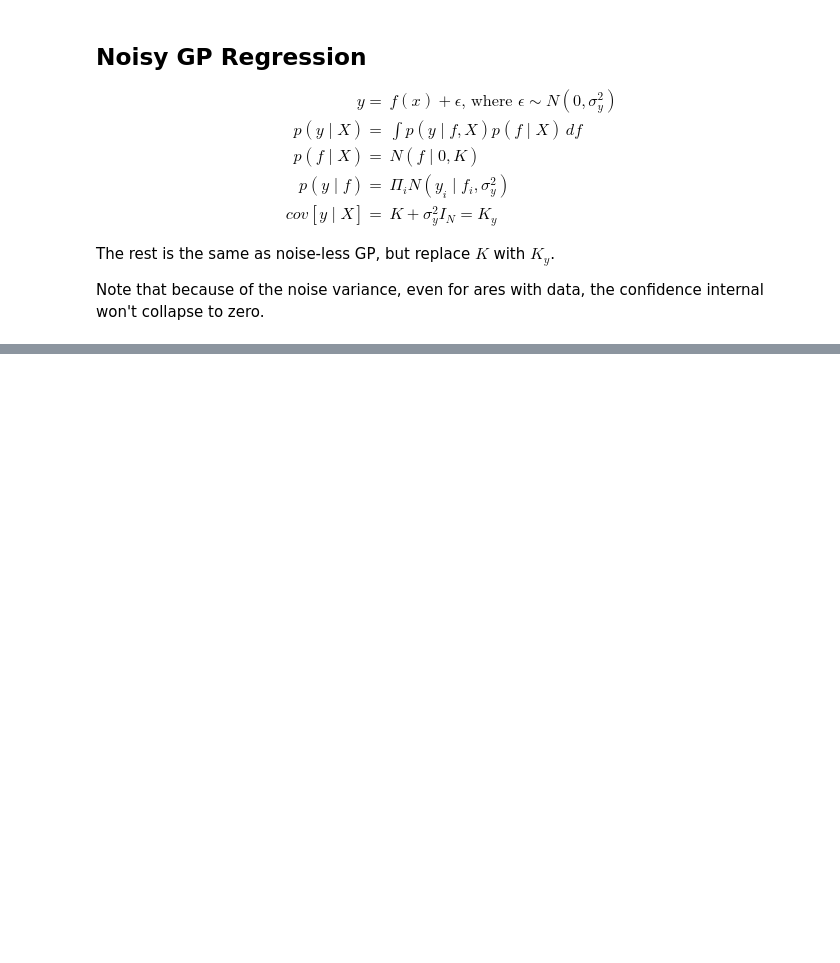
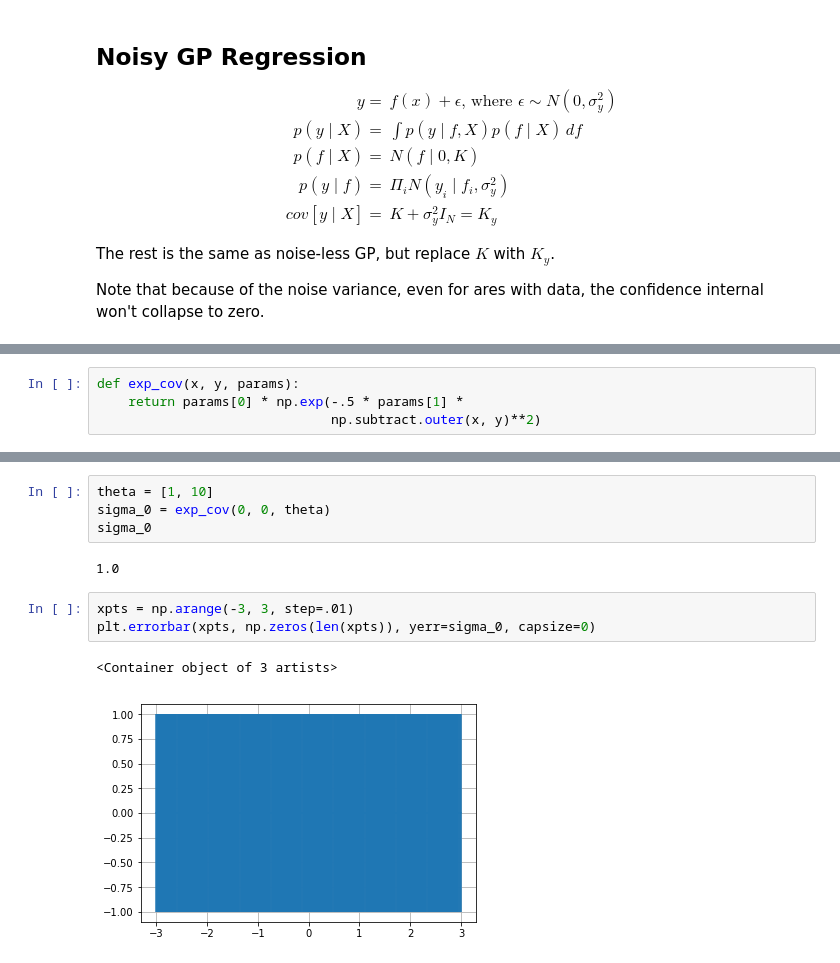
Before and after one commit to esvhd/notes, a Jupyter notebook: ML/Gaussian_Process.ipynb, the cells around one changed output, grey strips where cells are left out. Drawn from its saved outputs; the diff is of its cells as text; blank space fills up the shorter version.

```diff
--- a/ML/Gaussian_Process.ipynb
+++ b/ML/Gaussian_Process.ipynb
@@ -236,0 +258,4 @@ Note that because of the noise variance, even for ares with data, the confidence
+# %%
+def exp_cov(x, y, params):
+    return params[0] * np.exp(-.5 * params[1] *
+                              np.subtract.outer(x, y)**2)
@@ -236,0 +295,12 @@ Note that because of the noise variance, even for ares with data, the confidence
+# %%
+theta = [1, 10]
+sigma_0 = exp_cov(0, 0, theta)
+sigma_0
+# %% [output]
+1.0
+# %%
+xpts = np.arange(-3, 3, step=.01)
+plt.errorbar(xpts, np.zeros(len(xpts)), yerr=sigma_0, capsize=0)
+# %% [output]
+<Container object of 3 artists>
+[figure, added]
```
Also changed, not shown: parts of 20 cells of this notebook, 1 other file.
